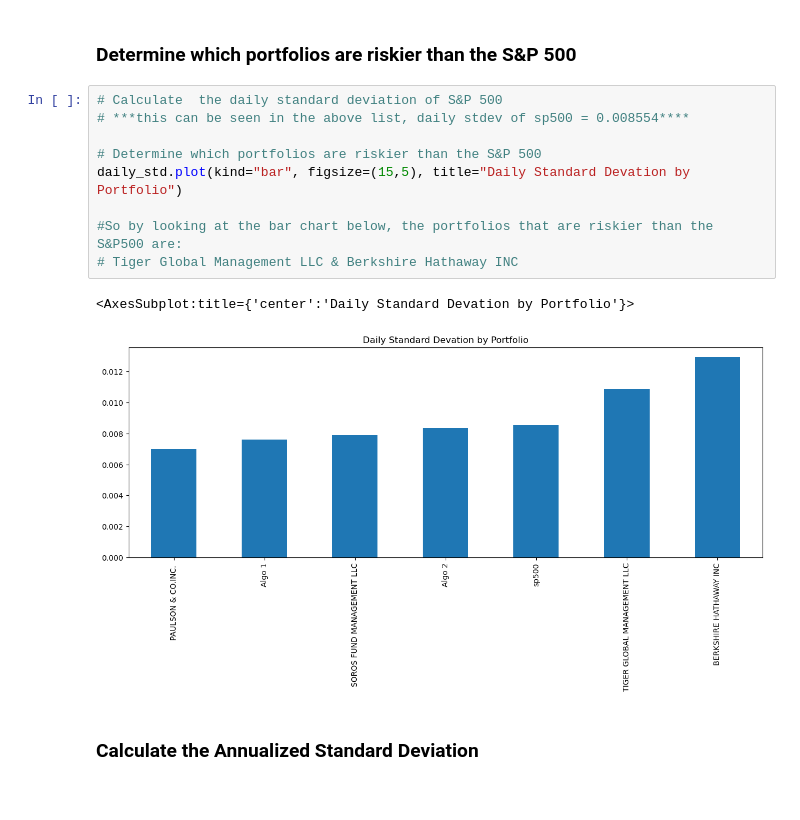
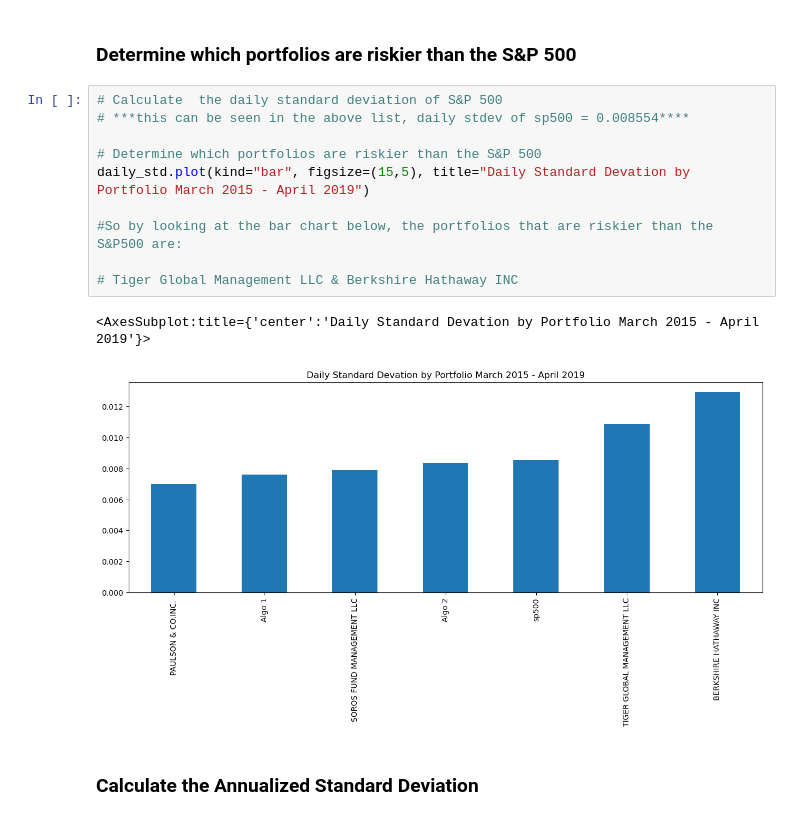
Before and after one commit to mikewenner/Module4_Challenge_Portfolio_Returns, a Jupyter notebook: data/portfolio_analysis.ipynb, the cells around one changed output. Cells and saved outputs as stored; diff of their text form.

```diff
--- a/data/portfolio_analysis.ipynb
+++ b/data/portfolio_analysis.ipynb
@@ -270,15 +270,16 @@ dtype: float64
 # %%
 # Calculate  the daily standard deviation of S&P 500
 # ***this can be seen in the above list, daily stdev of sp500 = 0.008554****
 
 # Determine which portfolios are riskier than the S&P 500
-daily_std.plot(kind="bar", figsize=(15,5), title="Daily Standard Devation by Portfolio")
+daily_std.plot(kind="bar", figsize=(15,5), title="Daily Standard Devation by Portfolio March 2015 - April 2019")
 
 #So by looking at the bar chart below, the portfolios that are riskier than the S&P500 are:
+
 # Tiger Global Management LLC & Berkshire Hathaway INC
 # %% [output]
-<AxesSubplot:title={'center':'Daily Standard Devation by Portfolio'}>
+<AxesSubplot:title={'center':'Daily Standard Devation by Portfolio March 2015 - April 2019'}>
-[figure, old version]
+[figure, new version]
 # %% [markdown]
 ### Calculate the Annualized Standard Deviation
 # %%
```
Also changed, not shown: parts of 14 cells of this notebook, 1 other file.
